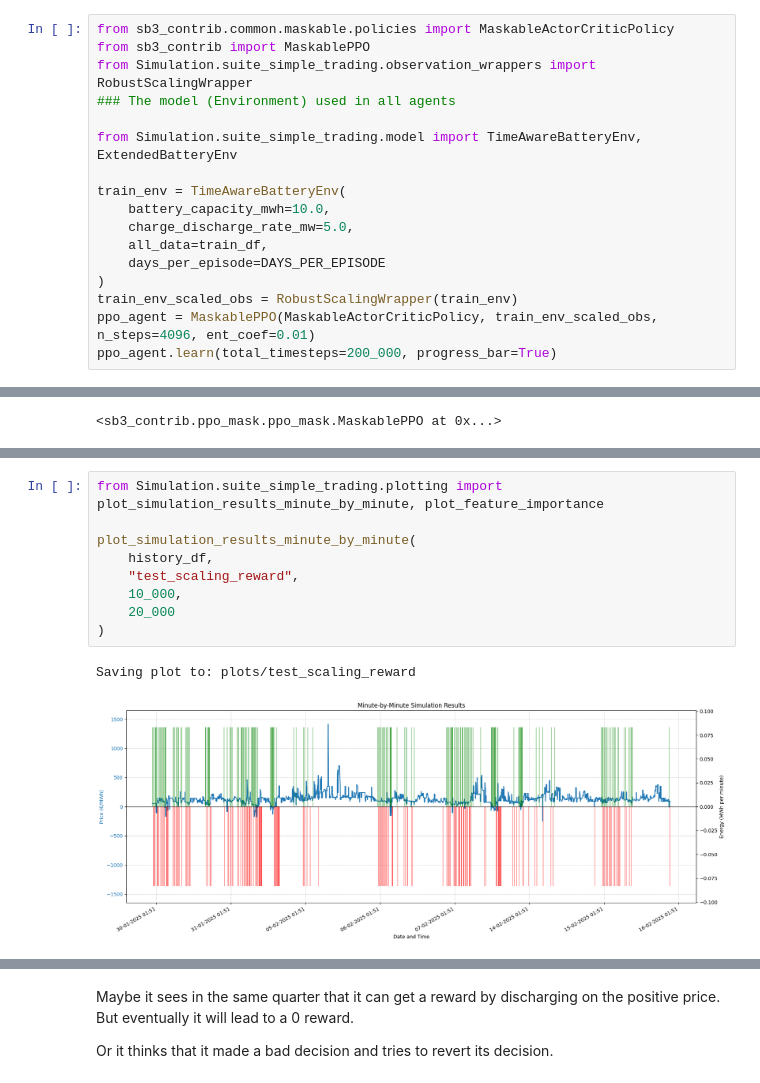
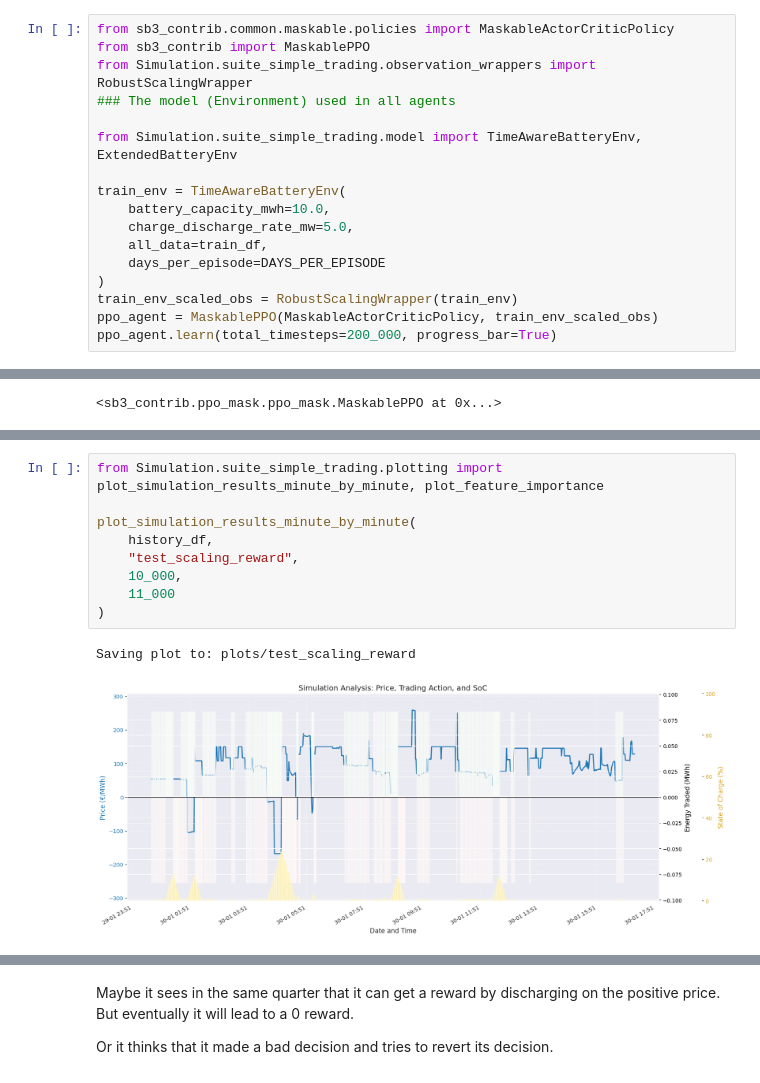
Before and after one commit to DeLany123/Thesis, a Jupyter notebook: Simulation/suite_simple_trading/test_models/test_time_aware_model.ipynb, the cells around one changed output, grey strips where cells are left out. Drawn from its saved outputs; the diff is of its cells as text.

```diff
--- a/Simulation/suite_simple_trading/test_models/test_time_aware_model.ipynb
+++ b/Simulation/suite_simple_trading/test_models/test_time_aware_model.ipynb
@@ -59,6 +56,6 @@ train_env = TimeAwareBatteryEnv(
     days_per_episode=DAYS_PER_EPISODE
 )
 train_env_scaled_obs = RobustScalingWrapper(train_env)
-ppo_agent = MaskablePPO(MaskableActorCriticPolicy, train_env_scaled_obs, n_steps=4096, ent_coef=0.01)
+ppo_agent = MaskablePPO(MaskableActorCriticPolicy, train_env_scaled_obs)
 ppo_agent.learn(total_timesteps=200_000, progress_bar=True)
 # %% [output]
@@ -192,15 +189,15 @@ print_agent_performance(history_df_compare, "PPO Agent Without, to compare")
 # %%
 from Simulation.suite_simple_trading.plotting import plot_simulation_results_minute_by_minute, plot_feature_importance
 
 plot_simulation_results_minute_by_minute(
     history_df,
     "test_scaling_reward",
     10_000,
-    20_000
+    11_000
 )
 # %% [output]
 Saving plot to: plots/test_scaling_reward
-[figure, old version]
+[figure, new version]
 # %%
 plot_simulation_results_minute_by_minute(
     history_df,
```
Also changed, not shown: parts of 15 cells of this notebook, 15 other files.
